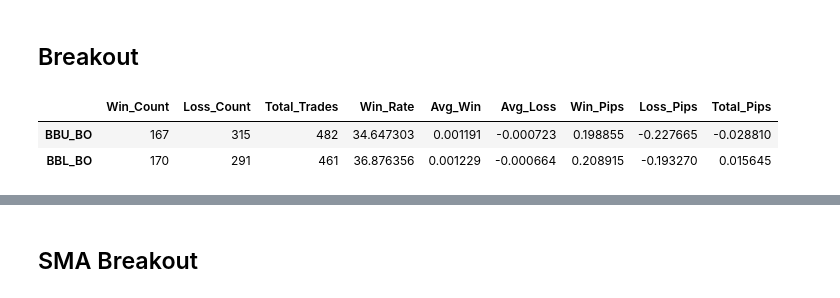
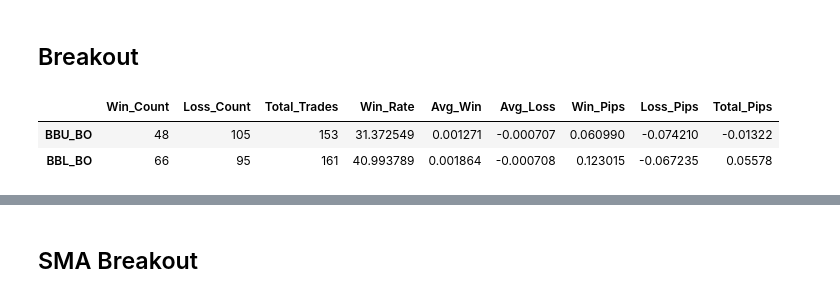
Before and after one commit to root-at-iyn/FXTradingResearch, a Jupyter notebook: research/bb_reversal_v1.ipynb, the cells around one changed output, grey strips where cells are left out. Saved outputs shown, nothing was run; the diff lists cells and outputs as text; code cells hidden in the pictures.

Commit message:
initial signal backtest for breakout momemtum + enhanced BBU_BO strategy/signal

```diff
--- a/research/bb_reversal_v1.ipynb
+++ b/research/bb_reversal_v1.ipynb
@@ -322,36 +322,36 @@ def trade_stats(df: DataFrame, signal_name: str):
 pd.options.display.max_rows = 100
 data_end_date: str = "20250311"
 path: str = f"./price_data/FE_GBPUSD_15mins_1yr_End_{data_end_date}.csv"
 bull_bo_df = get_fe_price_data(filename=path)
 bear_bo_df = get_fe_price_data(filename=path)
 
 long_signal = "BBU_BO"
 short_signal = "BBL_BO"
 
 # long
 bull_bo_df[gains_cols] = bull_bo_df.apply(
     trend_gains,
     axis=1,
-    args=[bull_bo_df["Close"], bull_bo_df["SMA4"], long_signal, 1],
+    args=[bull_bo_df["Close"], bull_bo_df["SMA8"], long_signal, 1],
     result_type='expand'
 )
 # short
 bear_bo_df[gains_cols] = bear_bo_df.apply(
     trend_gains,
     axis=1,
-    args=[bear_bo_df["Close"], bear_bo_df["SMA4"], short_signal, -1],
+    args=[bear_bo_df["Close"], bear_bo_df["SMA8"], short_signal, -1],
     result_type='expand'
 )
 
-bull_bo_gains_df = trade_stats(bull_bo_df, long_signal)
-bear_bo_gains_df = trade_stats(bear_bo_df, short_signal)
+bull_bo_gains_df = trade_stats(bull_bo_df.query("SMA_Trend in [0,2] and Iday_Range < (Yday_High - Yday_Low) * 0.50"), long_signal)
+bear_bo_gains_df = trade_stats(bear_bo_df.query("SMA_Trend in [0,-2] and Iday_Range < (Yday_High - Yday_Low) * 0.50"), short_signal)
 
 bo_gains_df = pd.DataFrame(data=[bull_bo_gains_df, bear_bo_gains_df],
              index=[long_signal,short_signal]
              )
 
 bo_gains_df
 # %% [output]
 |  | Win_Count | Loss_Count | Total_Trades | Win_Rate | Avg_Win | Avg_Loss | Win_Pips | Loss_Pips | Total_Pips |
-| BBU_BO | 167 | 315 | 482 | 34.647303 | 0.001191 | -0.000723 | 0.198855 | -0.227665 | -0.028810 |
-| BBL_BO | 170 | 291 | 461 | 36.876356 | 0.001229 | -0.000664 | 0.208915 | -0.193270 | 0.015645 |
+| BBU_BO | 48 | 105 | 153 | 31.372549 | 0.001271 | -0.000707 | 0.060990 | -0.074210 | -0.01322 |
+| BBL_BO | 66 | 95 | 161 | 40.993789 | 0.001864 | -0.000708 | 0.123015 | -0.067235 | 0.05578 |
```
Also changed, not shown: parts of 5 cells of this notebook.
